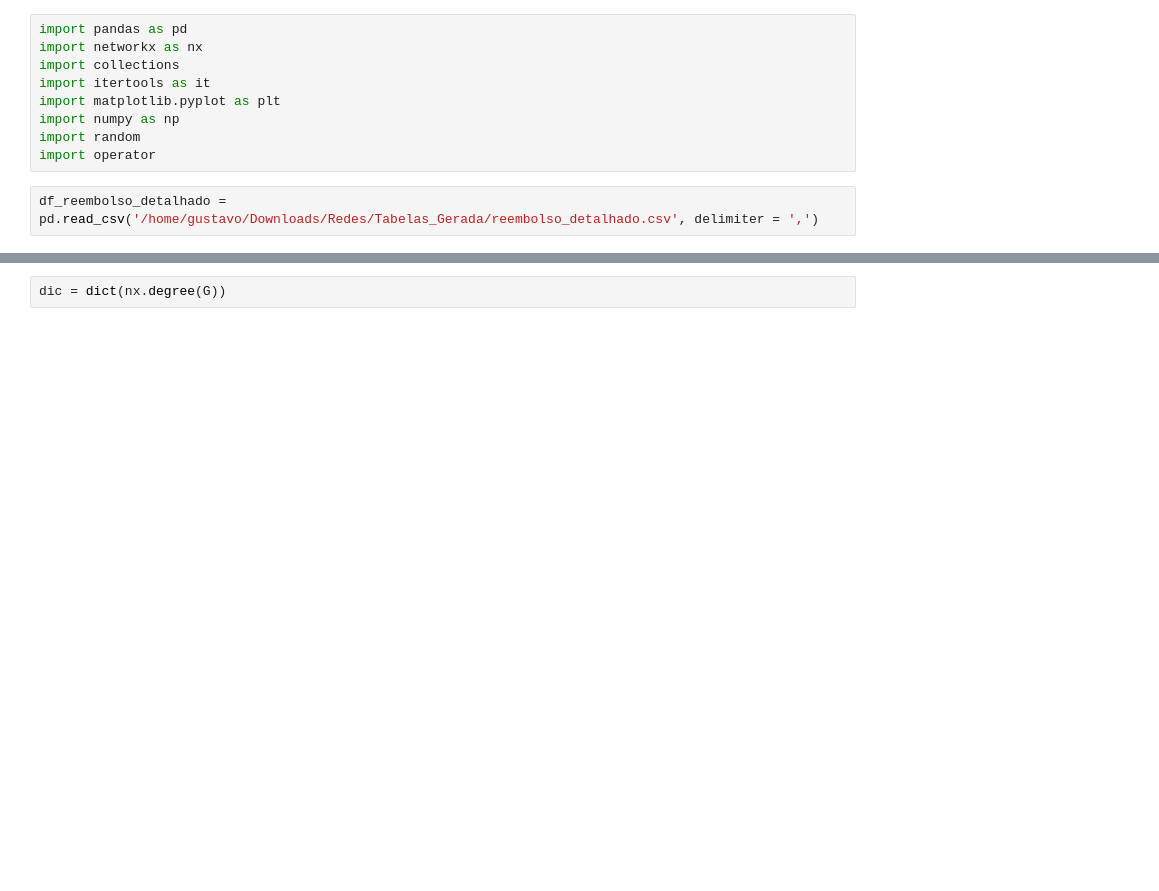
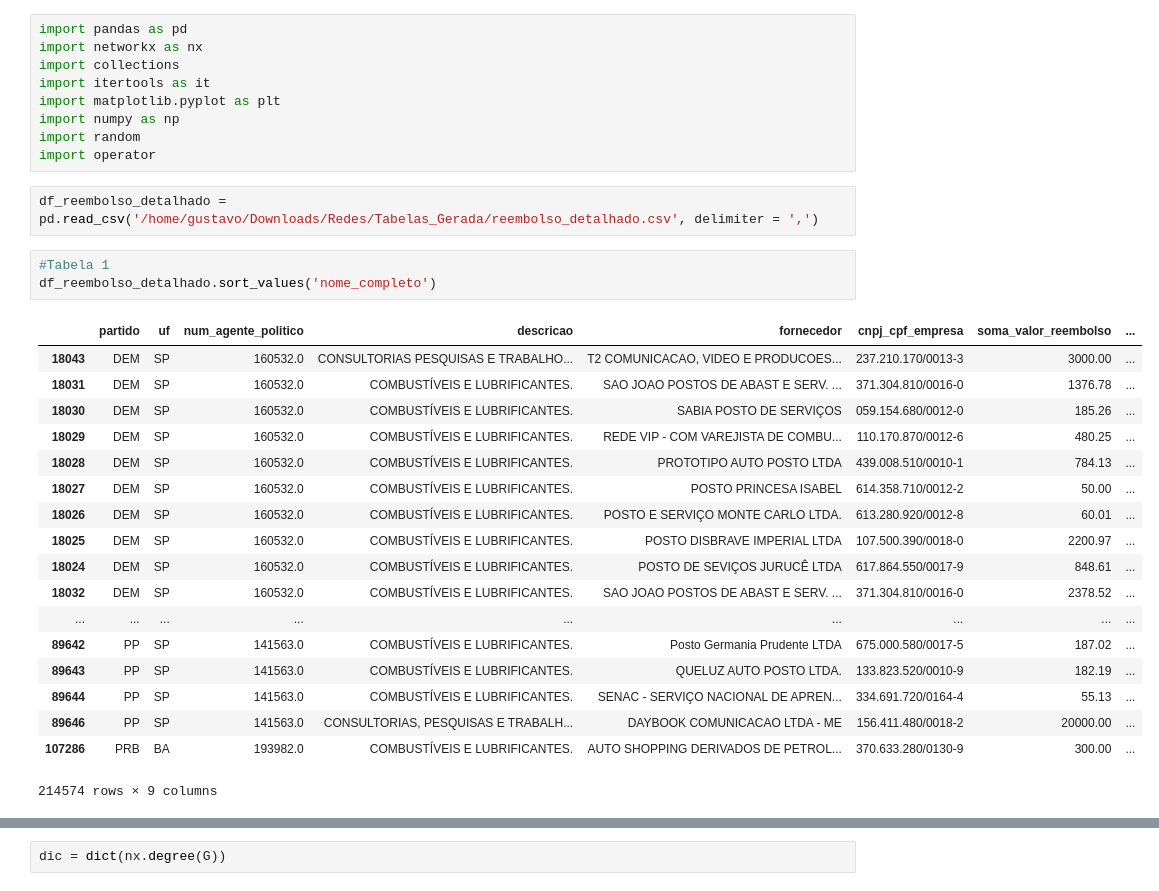
Before and after one commit to ghmc91/Analise_Gastos_Parlamentares, a Jupyter notebook: Scripts/Rede_Descricao_Parlamentar.ipynb, the cells around one changed output, grey strips where cells are left out. Drawn from its saved outputs; the diff is of its cells as text; blank space fills up the shorter version.

```diff
--- a/Scripts/Rede_Descricao_Parlamentar.ipynb
+++ b/Scripts/Rede_Descricao_Parlamentar.ipynb
@@ -9,4 +9,26 @@ import random
 import operator
 # %%
 df_reembolso_detalhado = pd.read_csv('/home/gustavo/Downloads/Redes/Tabelas_Gerada/reembolso_detalhado.csv', delimiter = ',')
+# %%
+#Tabela 1
+df_reembolso_detalhado.sort_values('nome_completo')
+# %% [output]
+|  | partido | uf | num_agente_politico | descricao | fornecedor | cnpj_cpf_empresa | soma_valor_reembolso | ... |
+| 18043 | DEM | SP | 160532.0 | CONSULTORIAS PESQUISAS E TRABALHO... | T2 COMUNICACAO, VIDEO E PRODUCOES... | 237.210.170/0013-3 | 3000.00 | ... |
+| 18031 | DEM | SP | 160532.0 | COMBUSTÍVEIS E LUBRIFICANTES. | SAO JOAO POSTOS DE ABAST E SERV. ... | 371.304.810/0016-0 | 1376.78 | ... |
+| 18030 | DEM | SP | 160532.0 | COMBUSTÍVEIS E LUBRIFICANTES. | SABIA POSTO DE SERVIÇOS | 059.154.680/0012-0 | 185.26 | ... |
+| 18029 | DEM | SP | 160532.0 | COMBUSTÍVEIS E LUBRIFICANTES. | REDE VIP - COM VAREJISTA DE COMBU... | 110.170.870/0012-6 | 480.25 | ... |
+| 18028 | DEM | SP | 160532.0 | COMBUSTÍVEIS E LUBRIFICANTES. | PROTOTIPO AUTO POSTO LTDA | 439.008.510/0010-1 | 784.13 | ... |
+| 18027 | DEM | SP | 160532.0 | COMBUSTÍVEIS E LUBRIFICANTES. | POSTO PRINCESA ISABEL | 614.358.710/0012-2 | 50.00 | ... |
+| 18026 | DEM | SP | 160532.0 | COMBUSTÍVEIS E LUBRIFICANTES. | POSTO E SERVIÇO MONTE CARLO LTDA. | 613.280.920/0012-8 | 60.01 | ... |
+| 18025 | DEM | SP | 160532.0 | COMBUSTÍVEIS E LUBRIFICANTES. | POSTO DISBRAVE IMPERIAL LTDA | 107.500.390/0018-0 | 2200.97 | ... |
+| 18024 | DEM | SP | 160532.0 | COMBUSTÍVEIS E LUBRIFICANTES. | POSTO DE SEVIÇOS JURUCÊ LTDA | 617.864.550/0017-9 | 848.61 | ... |
+| 18032 | DEM | SP | 160532.0 | COMBUSTÍVEIS E LUBRIFICANTES. | SAO JOAO POSTOS DE ABAST E SERV. ... | 371.304.810/0016-0 | 2378.52 | ... |
+| ... | ... | ... | ... | ... | ... | ... | ... | ... |
+| 89642 | PP | SP | 141563.0 | COMBUSTÍVEIS E LUBRIFICANTES. | Posto Germania Prudente LTDA | 675.000.580/0017-5 | 187.02 | ... |
+| 89643 | PP | SP | 141563.0 | COMBUSTÍVEIS E LUBRIFICANTES. | QUELUZ AUTO POSTO LTDA. | 133.823.520/0010-9 | 182.19 | ... |
+| 89644 | PP | SP | 141563.0 | COMBUSTÍVEIS E LUBRIFICANTES. | SENAC - SERVIÇO NACIONAL DE APREN... | 334.691.720/0164-4 | 55.13 | ... |
+| 89646 | PP | SP | 141563.0 | CONSULTORIAS, PESQUISAS E TRABALH... | DAYBOOK COMUNICACAO LTDA - ME | 156.411.480/0018-2 | 20000.00 | ... |
+| 107286 | PRB | BA | 193982.0 | COMBUSTÍVEIS E LUBRIFICANTES. | AUTO SHOPPING DERIVADOS DE PETROL... | 370.633.280/0130-9 | 300.00 | ... |
+214574 rows × 9 columns
 # %%
```
Also changed, not shown: parts of 17 cells of this notebook, 5 other files.
